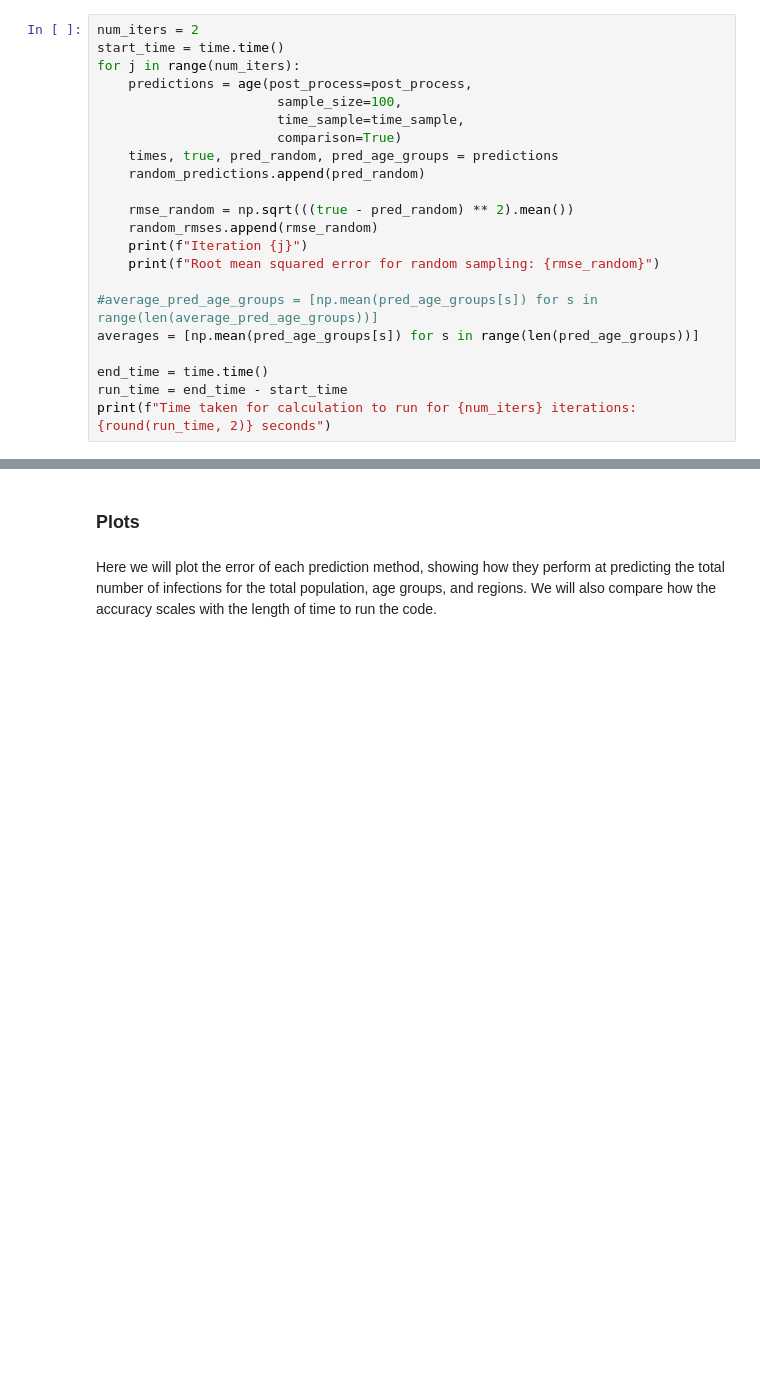
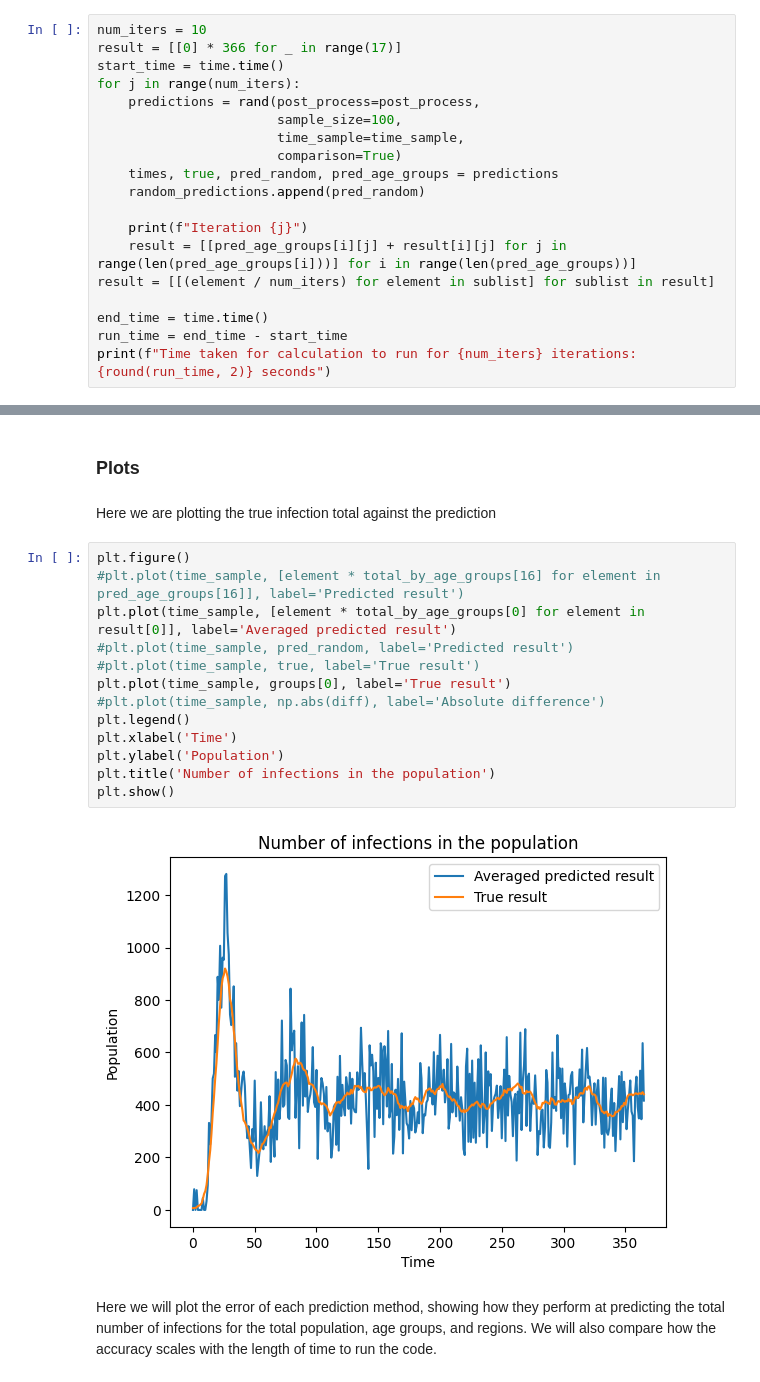
Before and after one commit to SABS-R3-Epidemiology/EpiOS, a Jupyter notebook: stratified_random/stratified_predictions.ipynb, the cells around one changed output, grey strips where cells are left out. Saved outputs shown, nothing was run; the diff lists cells and outputs as text; blank space fills up the shorter version.

```diff
--- a/stratified_random/stratified_predictions.ipynb
+++ b/stratified_random/stratified_predictions.ipynb
@@ -184,21 +182,18 @@ random_rmses = []
 # %%
-num_iters = 2
+num_iters = 10
+result = [[0] * 366 for _ in range(17)]
 start_time = time.time()
 for j in range(num_iters):
-    predictions = age(post_process=post_process,
+    predictions = rand(post_process=post_process,
                        sample_size=100,
                        time_sample=time_sample,
                        comparison=True)
     times, true, pred_random, pred_age_groups = predictions
     random_predictions.append(pred_random)
 
-    rmse_random = np.sqrt(((true - pred_random) ** 2).mean())
-    random_rmses.append(rmse_random)
     print(f"Iteration {j}")
-    print(f"Root mean squared error for random sampling: {rmse_random}")
-
-#average_pred_age_groups = [np.mean(pred_age_groups[s]) for s in range(len(average_pred_age_groups))]
-averages = [np.mean(pred_age_groups[s]) for s in range(len(pred_age_groups))]
+    result = [[pred_age_groups[i][j] + result[i][j] for j in range(len(pred_age_groups[i]))] for i in range(len(pred_age_groups))]
+result = [[(element / num_iters) for element in sublist] for sublist in result]
 
 end_time = time.time()
 run_time = end_time - start_time
@@ -246,5 +208,22 @@ Overall root mean squared error for random sampling: 1344.744457577024
 # %% [markdown]
 ### Plots
+# %% [markdown]
+Here we are plotting the true infection total against the prediction
+# %%
+plt.figure()
+#plt.plot(time_sample, [element * total_by_age_groups[16] for element in pred_age_groups[16]], label='Predicted result')
+plt.plot(time_sample, [element * total_by_age_groups[0] for element in result[0]], label='Averaged predicted result')
+#plt.plot(time_sample, pred_random, label='Predicted result')
+#plt.plot(time_sample, true, label='True result')
+plt.plot(time_sample, groups[0], label='True result')
+#plt.plot(time_sample, np.abs(diff), label='Absolute difference')
+plt.legend()
+plt.xlabel('Time')
+plt.ylabel('Population')
+plt.title('Number of infections in the population')
+plt.show()
+# %% [output]
+[figure, added]
 # %% [markdown]
 Here we will plot the error of each prediction method, showing how they perform at predicting the total number of infections for the total population, age groups, and regions. We will also compare how the accuracy scales with the length of time to run the code.
 # %%
```
Also changed, not shown: parts of 11 cells of this notebook.
